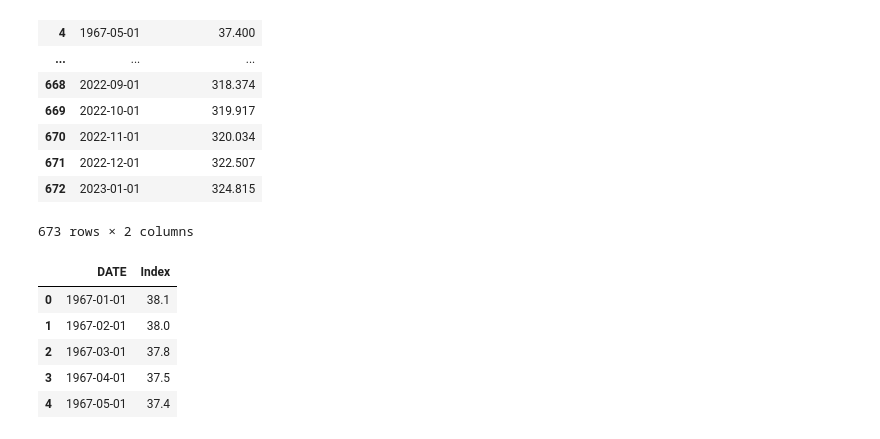
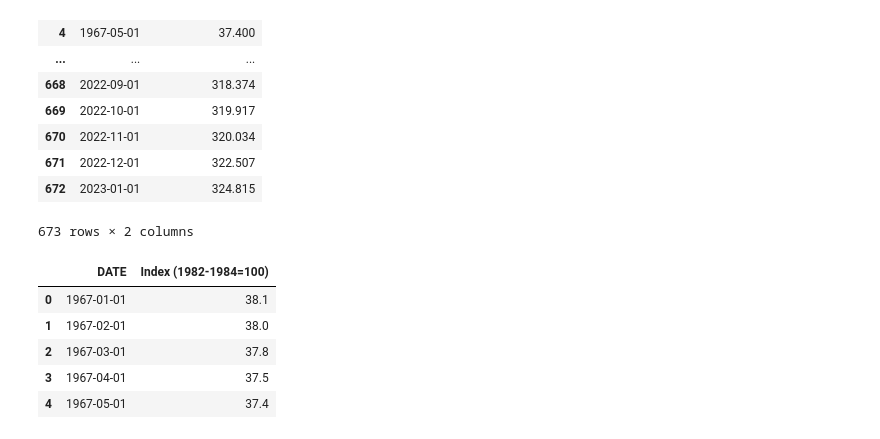
Before and after one commit to CTPim/Three_Meals, a Jupyter notebook: Analysis/Food_CPI_Cleaned.ipynb, the cells around one changed output. Saved outputs shown, nothing was run; the diff lists cells and outputs as text; code cells hidden in the pictures.

```diff
--- a/Analysis/Food_CPI_Cleaned.ipynb
+++ b/Analysis/Food_CPI_Cleaned.ipynb
@@ -21,10 +22,10 @@ CPI_df
 673 rows × 2 columns
 # %%
 #Rename the price column
-CPI_df.rename(mapper={"CUSR0000SAF112" : "Index"}, axis=1, inplace=True)
+CPI_df.rename(mapper={"CUSR0000SAF112" : "Index (1982-1984=100)"}, axis=1, inplace=True)
 CPI_df.head()
 # %% [output]
-|  | DATE | Index |
+|  | DATE | Index (1982-1984=100) |
 | 0 | 1967-01-01 | 38.1 |
 | 1 | 1967-02-01 | 38.0 |
 | 2 | 1967-03-01 | 37.8 |
```
Also changed, not shown: parts of 11 cells of this notebook, 2 other files.
